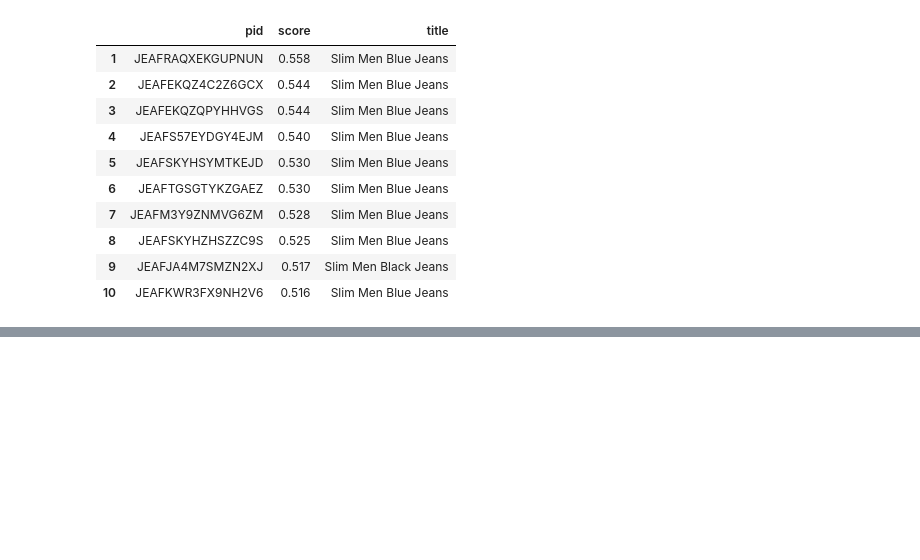
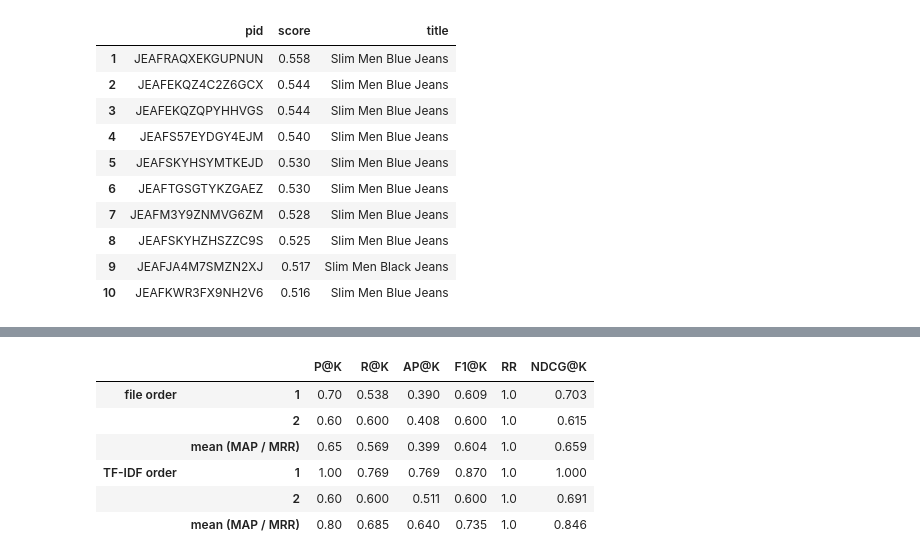
Before and after one commit to marticasasn/IRWA-2026-Search-Engine, a Jupyter notebook: IRWA_Part2_Indexing_Evaluation.ipynb, the cells around one changed output, grey strips where cells are left out. Saved outputs shown, nothing was run; the diff lists cells and outputs as text; code cells hidden in the pictures; blank space fills up the shorter version.

```diff
--- a/IRWA_Part2_Indexing_Evaluation.ipynb
+++ b/IRWA_Part2_Indexing_Evaluation.ipynb
@@ -141,0 +260,13 @@ Query: 'men slim jeans blue' (220 documents match all terms)
+# %%
+# Side by side comparison at K = 10
+comparison = pd.concat({"file order": evaluate_rankings(file_rankings, 10, n_relevants),
+                        "TF-IDF order": evaluate_rankings(tfidf_rankings, 10, n_relevants)})
+comparison
+# %% [output]
+|  |  | P@K | R@K | AP@K | F1@K | RR | NDCG@K |
+| file order | 1 | 0.70 | 0.538 | 0.390 | 0.609 | 1.0 | 0.703 |
+|  | 2 | 0.60 | 0.600 | 0.408 | 0.600 | 1.0 | 0.615 |
+|  | mean (MAP / MRR) | 0.65 | 0.569 | 0.399 | 0.604 | 1.0 | 0.659 |
+| TF-IDF order | 1 | 1.00 | 0.769 | 0.769 | 0.870 | 1.0 | 1.000 |
+|  | 2 | 0.60 | 0.600 | 0.511 | 0.600 | 1.0 | 0.691 |
+|  | mean (MAP / MRR) | 0.80 | 0.685 | 0.640 | 0.735 | 1.0 | 0.846 |
```
Also changed, not shown: parts of 7 cells of this notebook.
